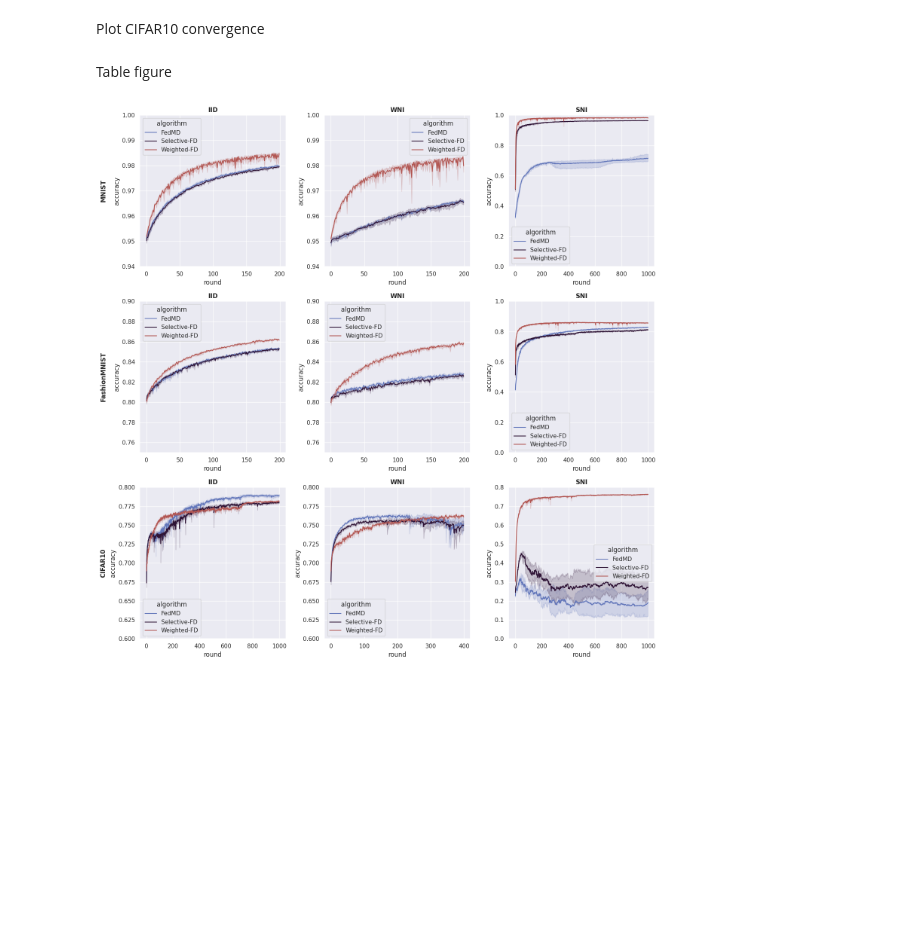
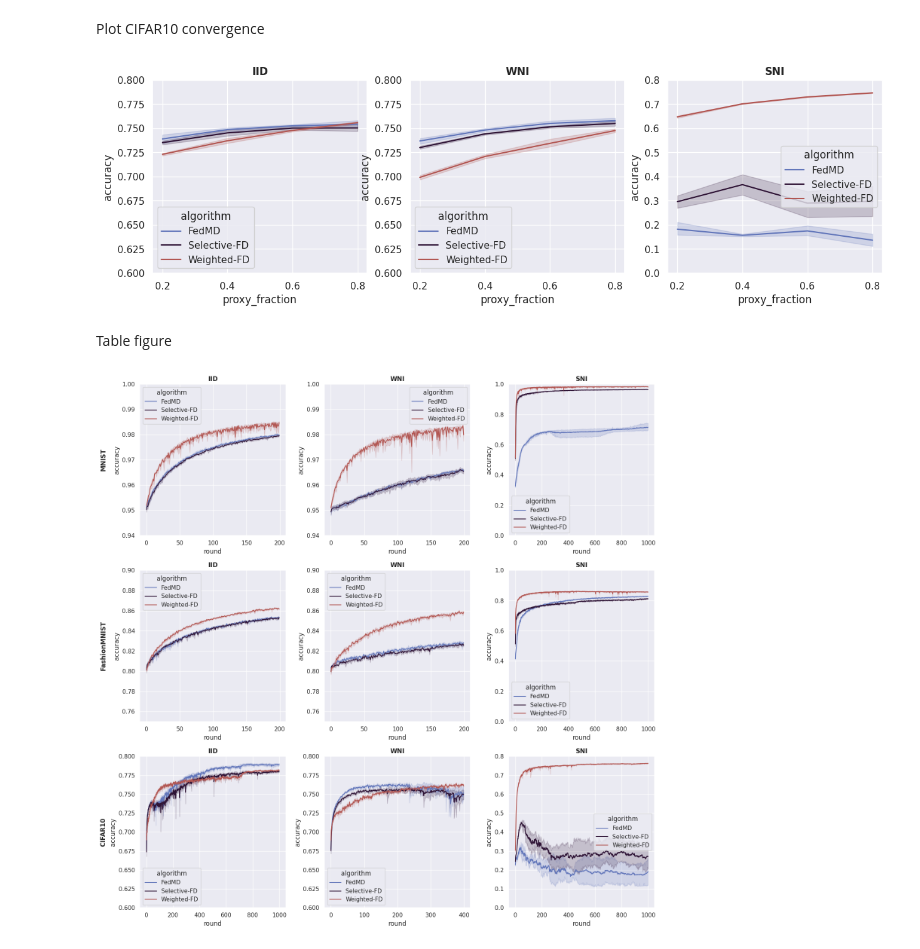
Before and after one commit to pidellacqua/weighted-fd, a Jupyter notebook: notebooks/proxy-fraction-analisys.ipynb, the cells around one changed output. Saved outputs shown, nothing was run; the diff lists cells and outputs as text; code cells hidden in the pictures; blank space fills up the shorter version.

```diff
--- a/notebooks/proxy-fraction-analisys.ipynb
+++ b/notebooks/proxy-fraction-analisys.ipynb
@@ -275,10 +285,12 @@ fashion_plot_df = df[ (df["mode"] == "test") & (df["dataset"] == "FashionMNIST")
 Plot CIFAR10 convergence
 # %%
 cifar10_plot_df = df[ (df["mode"] == "test") & (df["dataset"] == "CIFAR10") ]  \
-            .groupby(["round", "algorithm", "dataset_type", "seed"]) \
+            .groupby(["round", "algorithm", "dataset_type", "seed", "proxy_fraction"]) \
             .accuracy.mean().reset_index()
 
-# plot_convergence(cifar10_plot_df, lambda dataset_type : [0.6, 0.8] if dataset_type != 'hni' else [0., 0.8])
+plot_convergence(cifar10_plot_df, lambda dataset_type : [0.6, 0.8] if dataset_type != 'hni' else [0., 0.8])
+# %% [output]
+[figure, added]
 # %% [markdown]
 Table figure
 # %%
```
Also changed, not shown: parts of 5 cells of this notebook, 1 other file.
